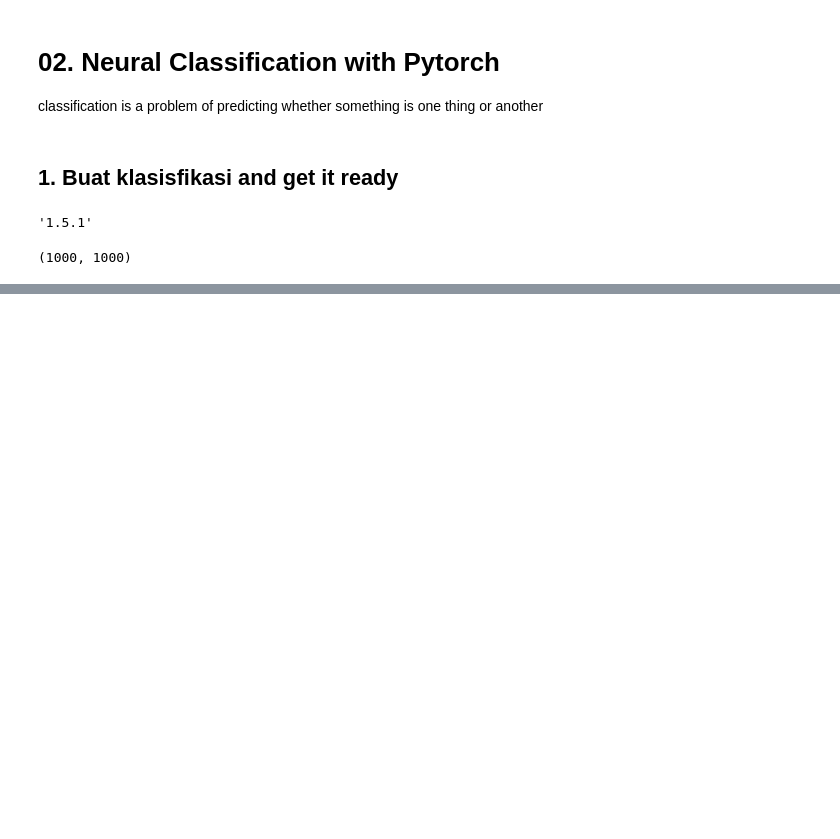
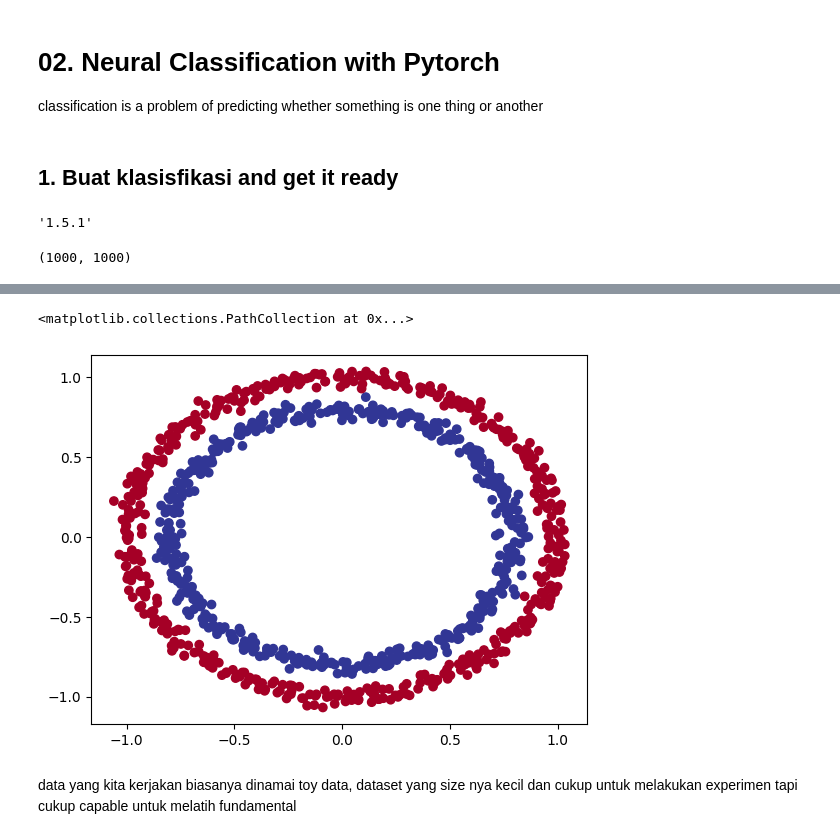
Before and after one commit to Cleign1/ZTM_Pytorch, a Jupyter notebook: 02_pytorch_Neural_network_Classification.ipynb, the cells around one changed output, grey strips where cells are left out. Cells and saved outputs as stored; diff of their text form; code cells hidden in the pictures; blank space fills up the shorter version.

```diff
--- a/02_pytorch_Neural_network_Classification.ipynb
+++ b/02_pytorch_Neural_network_Classification.ipynb
@@ -28,0 +62,13 @@ len(X), len(y)
+# %%
+# visualisasi
+import matplotlib.pyplot as plt
+
+plt.scatter(x=X[:, 0],
+            y=X[:, 1],
+            c=y,
+            cmap=plt.cm.RdYlBu)
+# %% [output]
+<matplotlib.collections.PathCollection at 0x...>
+[figure, added]
+# %% [markdown]
+data yang kita kerjakan biasanya dinamai toy data, dataset yang size nya kecil dan cukup untuk melakukan experimen tapi cukup capable untuk melatih fundamental
```
Also changed, not shown: parts of 2 cells of this notebook.
